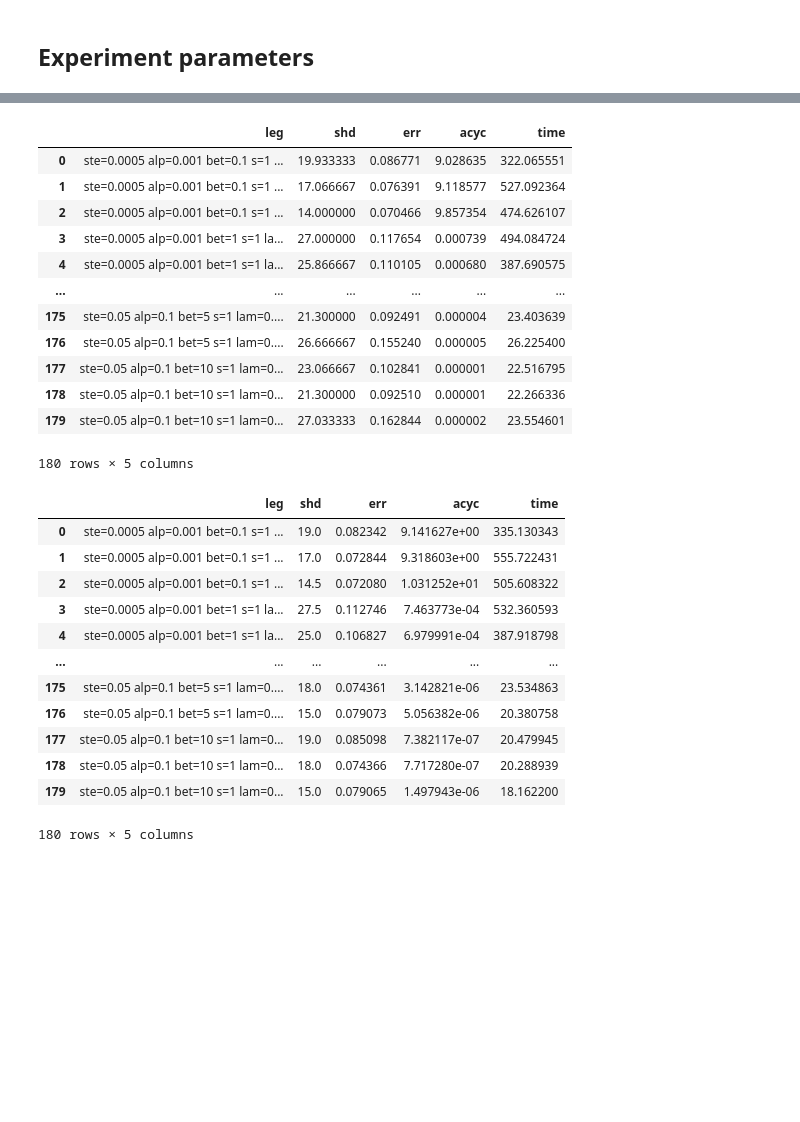
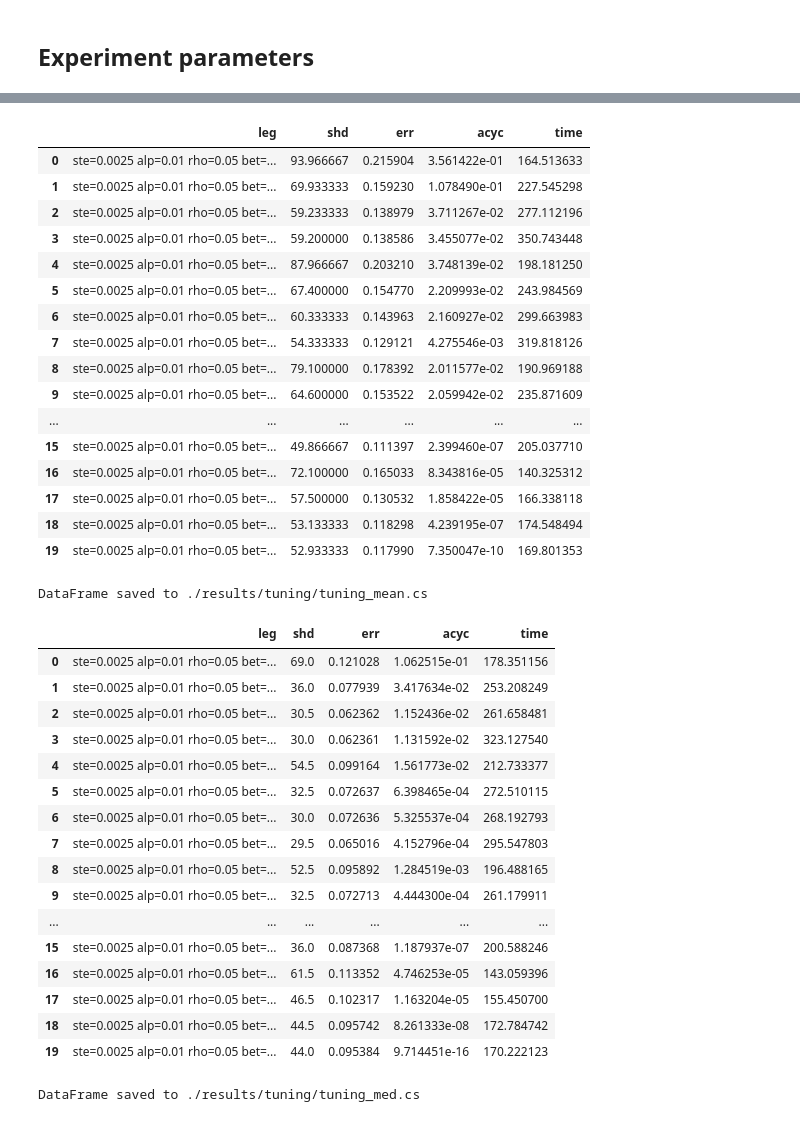
Before and after one commit to reysam93/cvx_dag_learning, a Jupyter notebook: hyperparameter_tuning.ipynb, the cells around one changed output, grey strips where cells are left out. Saved outputs shown, nothing was run; the diff lists cells and outputs as text; code cells hidden in the pictures; blank space fills up the shorter version.

```diff
--- a/hyperparameter_tuning.ipynb
+++ b/hyperparameter_tuning.ipynb
@@ -43,7 +44,7 @@ def run_grid_search_tuning(g, data_p, args_combs, model_const, norm_x, thr, verb
     W_true_bin = utils.to_bin(W_true, thr)
     X = X/np.linalg.norm(X, axis=1, keepdims=True) if norm_x else X
 
-    fidelity = 1/data_p['n_samples']*la.norm(X - X @ W_true_bin, 'fro')**2
+    fidelity = 1/data_p['n_samples']*la.norm(X - X @ W_true, 'fro')**2
 
     print(f'Graph {g+1}: Fidelity: {fidelity:.3f}')
 
@@ -77,7 +78,7 @@ norm_x = False
 N = 100
 data_params = {
     'n_nodes': N,
-    'n_samples': 1000, # 1000,
+    'n_samples': 500, # 1000,
     'graph_type': 'er',
     'edges': 4*N,
     'edge_type': 'positive',
@@ -85,15 +86,19 @@ data_params = {
     'var': 1, # 1/np.sqrt(N),
 }
 
+# Stepsize
+# beta vs iters out
+# lambda
+
 Hyperparams = {
-    'stepsize': [1e-5, 1e-4, 1e-3],
+    'stepsize': [2.5e-3],
     'alpha_0': [.01],
     'rho_0': [.05],
-    'beta': [2, 5],
+    'beta': [2],
     's': [1],
-    'lamb': [1e-5, 1e-4, 1e-3],
-    'iters_in': [15000, 30000],
-    'iters_out': [7],
+    'lamb': [1e-4],
+    'iters_in': [1000, 5000, 10000, 20000, 30000],
+    'iters_out': [5, 10, 15, 20, 30],
     'tol': [1e-6]
 }
 
@@ -156,31 +164,41 @@ shd: 7.00 | err: 0.0422 |acyc: 0.005493 | time: 22.24
 # %%
 leg = [args2str(args) for args in args_combs]
-utils.display_results(leg, metrics, agg='mean')
-utils.display_results(leg, metrics, agg='median')
+utils.display_results(leg, metrics, agg='mean', file_name=f'{PATH}tuning_mean')
+utils.display_results(leg, metrics, agg='median', file_name=f'{PATH}tuning_med')
 # %% [output]
 |  | leg | shd | err | acyc | time |
-| 0 | ste=0.0005 alp=0.001 bet=0.1 s=1 ... | 19.933333 | 0.086771 | 9.028635 | 322.065551 |
-| 1 | ste=0.0005 alp=0.001 bet=0.1 s=1 ... | 17.066667 | 0.076391 | 9.118577 | 527.092364 |
-| 2 | ste=0.0005 alp=0.001 bet=0.1 s=1 ... | 14.000000 | 0.070466 | 9.857354 | 474.626107 |
-| 3 | ste=0.0005 alp=0.001 bet=1 s=1 la... | 27.000000 | 0.117654 | 0.000739 | 494.084724 |
-| 4 | ste=0.0005 alp=0.001 bet=1 s=1 la... | 25.866667 | 0.110105 | 0.000680 | 387.690575 |
+| 0 | ste=0.0025 alp=0.01 rho=0.05 bet=... | 93.966667 | 0.215904 | 3.561422e-01 | 164.513633 |
+| 1 | ste=0.0025 alp=0.01 rho=0.05 bet=... | 69.933333 | 0.159230 | 1.078490e-01 | 227.545298 |
+| 2 | ste=0.0025 alp=0.01 rho=0.05 bet=... | 59.233333 | 0.138979 | 3.711267e-02 | 277.112196 |
+| 3 | ste=0.0025 alp=0.01 rho=0.05 bet=... | 59.200000 | 0.138586 | 3.455077e-02 | 350.743448 |
+| 4 | ste=0.0025 alp=0.01 rho=0.05 bet=... | 87.966667 | 0.203210 | 3.748139e-02 | 198.181250 |
+| 5 | ste=0.0025 alp=0.01 rho=0.05 bet=... | 67.400000 | 0.154770 | 2.209993e-02 | 243.984569 |
+| 6 | ste=0.0025 alp=0.01 rho=0.05 bet=... | 60.333333 | 0.143963 | 2.160927e-02 | 299.663983 |
+| 7 | ste=0.0025 alp=0.01 rho=0.05 bet=... | 54.333333 | 0.129121 | 4.275546e-03 | 319.818126 |
+| 8 | ste=0.0025 alp=0.01 rho=0.05 bet=... | 79.100000 | 0.178392 | 2.011577e-02 | 190.969188 |
+| 9 | ste=0.0025 alp=0.01 rho=0.05 bet=... | 64.600000 | 0.153522 | 2.059942e-02 | 235.871609 |
 | ... | ... | ... | ... | ... | ... |
-| 175 | ste=0.05 alp=0.1 bet=5 s=1 lam=0.... | 21.300000 | 0.092491 | 0.000004 | 23.403639 |
-| 176 | ste=0.05 alp=0.1 bet=5 s=1 lam=0.... | 26.666667 | 0.155240 | 0.000005 | 26.225400 |
-| 177 | ste=0.05 alp=0.1 bet=10 s=1 lam=0... | 23.066667 | 0.102841 | 0.000001 | 22.516795 |
-| 178 | ste=0.05 alp=0.1 bet=10 s=1 lam=0... | 21.300000 | 0.092510 | 0.000001 | 22.266336 |
-| 179 | ste=0.05 alp=0.1 bet=10 s=1 lam=0... | 27.033333 | 0.162844 | 0.000002 | 23.554601 |
+| 15 | ste=0.0025 alp=0.01 rho=0.05 bet=... | 49.866667 | 0.111397 | 2.399460e-07 | 205.037710 |
+| 16 | ste=0.0025 alp=0.01 rho=0.05 bet=... | 72.100000 | 0.165033 | 8.343816e-05 | 140.325312 |
+| 17 | ste=0.0025 alp=0.01 rho=0.05 bet=... | 57.500000 | 0.130532 | 1.858422e-05 | 166.338118 |
+| 18 | ste=0.0025 alp=0.01 rho=0.05 bet=... | 53.133333 | 0.118298 | 4.239195e-07 | 174.548494 |
+| 19 | ste=0.0025 alp=0.01 rho=0.05 bet=... | 52.933333 | 0.117990 | 7.350047e-10 | 169.801353 |
-180 rows × 5 columns
+DataFrame saved to ./results/tuning/tuning_mean.cs
 |  | leg | shd | err | acyc | time |
-| 0 | ste=0.0005 alp=0.001 bet=0.1 s=1 ... | 19.0 | 0.082342 | 9.141627e+00 | 335.130343 |
-| 1 | ste=0.0005 alp=0.001 bet=0.1 s=1 ... | 17.0 | 0.072844 | 9.318603e+00 | 555.722431 |
-| 2 | ste=0.0005 alp=0.001 bet=0.1 s=1 ... | 14.5 | 0.072080 | 1.031252e+01 | 505.608322 |
-| 3 | ste=0.0005 alp=0.001 bet=1 s=1 la... | 27.5 | 0.112746 | 7.463773e-04 | 532.360593 |
-| 4 | ste=0.0005 alp=0.001 bet=1 s=1 la... | 25.0 | 0.106827 | 6.979991e-04 | 387.918798 |
+| 0 | ste=0.0025 alp=0.01 rho=0.05 bet=... | 69.0 | 0.121028 | 1.062515e-01 | 178.351156 |
+| 1 | ste=0.0025 alp=0.01 rho=0.05 bet=... | 36.0 | 0.077939 | 3.417634e-02 | 253.208249 |
+| 2 | ste=0.0025 alp=0.01 rho=0.05 bet=... | 30.5 | 0.062362 | 1.152436e-02 | 261.658481 |
+| 3 | ste=0.0025 alp=0.01 rho=0.05 bet=... | 30.0 | 0.062361 | 1.131592e-02 | 323.127540 |
+| 4 | ste=0.0025 alp=0.01 rho=0.05 bet=... | 54.5 | 0.099164 | 1.561773e-02 | 212.733377 |
+| 5 | ste=0.0025 alp=0.01 rho=0.05 bet=... | 32.5 | 0.072637 | 6.398465e-04 | 272.510115 |
+| 6 | ste=0.0025 alp=0.01 rho=0.05 bet=... | 30.0 | 0.072636 | 5.325537e-04 | 268.192793 |
+| 7 | ste=0.0025 alp=0.01 rho=0.05 bet=... | 29.5 | 0.065016 | 4.152796e-04 | 295.547803 |
+| 8 | ste=0.0025 alp=0.01 rho=0.05 bet=... | 52.5 | 0.095892 | 1.284519e-03 | 196.488165 |
+| 9 | ste=0.0025 alp=0.01 rho=0.05 bet=... | 32.5 | 0.072713 | 4.444300e-04 | 261.179911 |
 | ... | ... | ... | ... | ... | ... |
-| 175 | ste=0.05 alp=0.1 bet=5 s=1 lam=0.... | 18.0 | 0.074361 | 3.142821e-06 | 23.534863 |
-| 176 | ste=0.05 alp=0.1 bet=5 s=1 lam=0.... | 15.0 | 0.079073 | 5.056382e-06 | 20.380758 |
-| 177 | ste=0.05 alp=0.1 bet=10 s=1 lam=0... | 19.0 | 0.085098 | 7.382117e-07 | 20.479945 |
-| 178 | ste=0.05 alp=0.1 bet=10 s=1 lam=0... | 18.0 | 0.074366 | 7.717280e-07 | 20.288939 |
-| 179 | ste=0.05 alp=0.1 bet=10 s=1 lam=0... | 15.0 | 0.079065 | 1.497943e-06 | 18.162200 |
+| 15 | ste=0.0025 alp=0.01 rho=0.05 bet=... | 36.0 | 0.087368 | 1.187937e-07 | 200.588246 |
+| 16 | ste=0.0025 alp=0.01 rho=0.05 bet=... | 61.5 | 0.113352 | 4.746253e-05 | 143.059396 |
+| 17 | ste=0.0025 alp=0.01 rho=0.05 bet=... | 46.5 | 0.102317 | 1.163204e-05 | 155.450700 |
+| 18 | ste=0.0025 alp=0.01 rho=0.05 bet=... | 44.5 | 0.095742 | 8.261333e-08 | 172.784742 |
+| 19 | ste=0.0025 alp=0.01 rho=0.05 bet=... | 44.0 | 0.095384 | 9.714451e-16 | 170.222123 |
-180 rows × 5 columns
+DataFrame saved to ./results/tuning/tuning_med.cs
```
Also changed, not shown: parts of 3 cells of this notebook, 3 other files.
